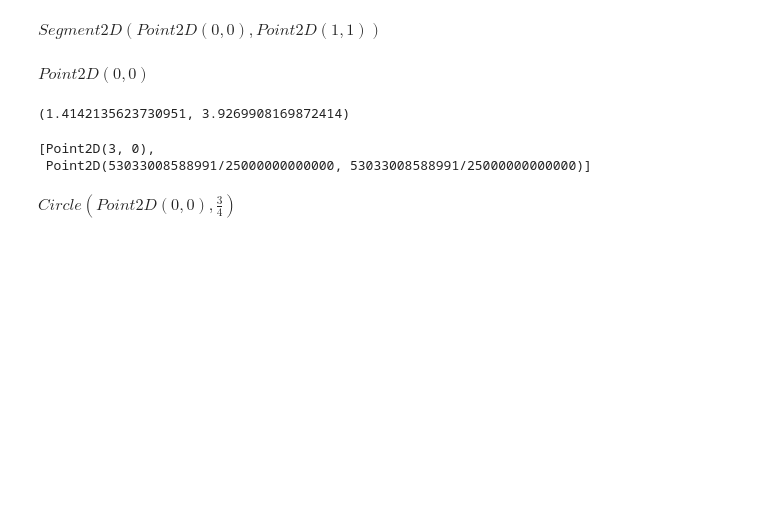
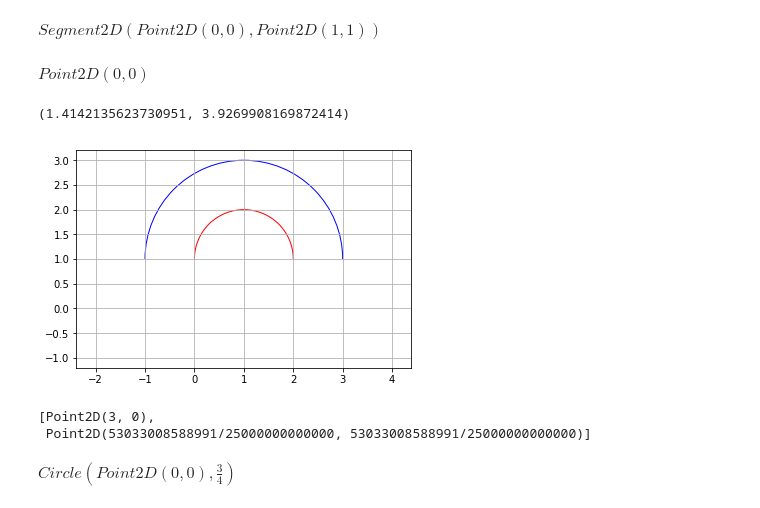
Before and after one commit to KshitijBhat/interval-analysis-method, a Jupyter notebook: interval_analysis.ipynb, the cells around one changed output. Cells and saved outputs as stored; diff of their text form; code cells hidden in the pictures; blank space fills up the shorter version.

Commit message:
draw interval

```diff
--- a/interval_analysis.ipynb
+++ b/interval_analysis.ipynb
@@ -48,7 +50,8 @@ cart2pol(-1,-1)
 (1.4142135623730951, 3.9269908169872414)
 # %%
 class Arc:
-    def __init__(self,r,theta1,theta2,x=0.0,y=0.0):
+    def __init__(self,r,theta1,theta2,origin=(0,0)):
+        x,y = origin
         self.x = x
         self.y = y
         self.r = r
@@ -65,6 +68,20 @@ class Arc:
             return True
         else:
             return False
+
+    def draw(self,ax,color):
+        ax.add_patch(Arc_patch((self.x, self.y), 2*self.r,2*self.r, theta1=np.rad2deg(self.theta1), theta2=np.rad2deg(self.theta2), linewidth=1, color=color))
+# %%
+arc1 = Arc(1,0,3.14,(1,1))
+arc2 = Arc(2,0,3.14,(1,1))
+fig,ax = plt.subplots()
+arc1.draw(ax,'red')
+arc2.draw(ax,'blue')
+plt.axis('equal')
+plt.grid()
+plt.show()
+# %% [output]
+[figure, added]
 # %%
 Arc(3,0,np.pi/4).endpoints
 # %% [output]
```
Also changed, not shown: parts of 1 cell of this notebook, 3 other files.
